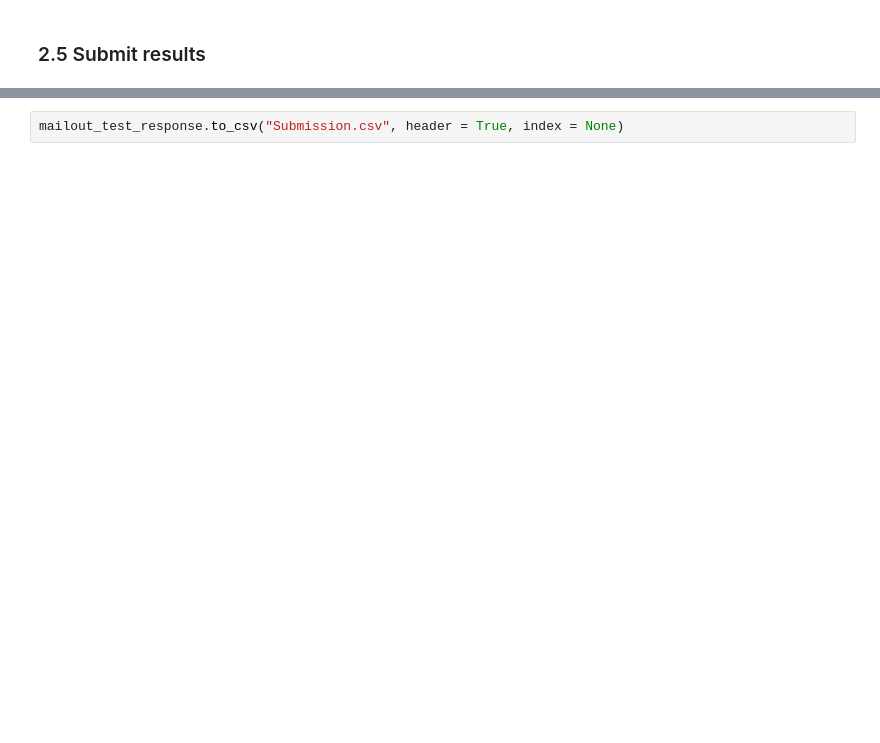
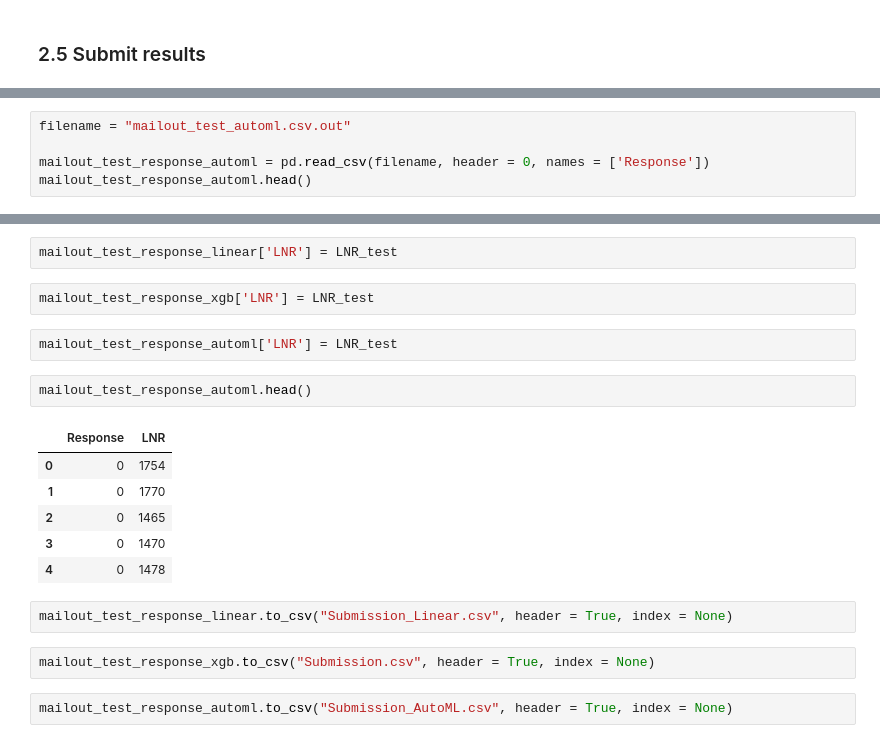
Before and after one commit to AlbertoDeBlas/MLEngineerNanodegreeCapstone, a Jupyter notebook: Arvato Project Workbook Part 2 Supervised Learning Model.ipynb, the cells around one changed output, grey strips where cells are left out. Saved outputs shown, nothing was run; the diff lists cells and outputs as text; blank space fills up the shorter version.

Commit message:
Add LinearLearner and AutoML for Benchmarking
feat: Add LinearLearner and AutoML for Benchmarking

```diff
--- a/Arvato Project Workbook Part 2 Supervised Learning Model.ipynb
+++ b/Arvato Project Workbook Part 2 Supervised Learning Model.ipynb
@@ -652,0 +758,5 @@ mailout_test_response.head()
+# %%
+filename = "mailout_test_automl.csv.out"
+
+mailout_test_response_automl = pd.read_csv(filename, header = 0, names = ['Response'])
+mailout_test_response_automl.head()
@@ -653,2 +770,21 @@ mailout_test_response.head()
+# %%
+mailout_test_response_linear['LNR'] = LNR_test
+# %%
+mailout_test_response_xgb['LNR'] = LNR_test
+# %%
+mailout_test_response_automl['LNR'] = LNR_test
+# %%
+mailout_test_response_automl.head()
+# %% [output]
+|  | Response | LNR |
+| 0 | 0 | 1754 |
+| 1 | 0 | 1770 |
+| 2 | 0 | 1465 |
+| 3 | 0 | 1470 |
+| 4 | 0 | 1478 |
+# %%
+mailout_test_response_linear.to_csv("Submission_Linear.csv", header = True, index = None)
 # %%
-mailout_test_response.to_csv("Submission.csv", header = True, index = None)
+mailout_test_response_xgb.to_csv("Submission.csv", header = True, index = None)
+# %%
+mailout_test_response_automl.to_csv("Submission_AutoML.csv", header = True, index = None)
```
Also changed, not shown: parts of 25 cells of this notebook, 4 other files.
